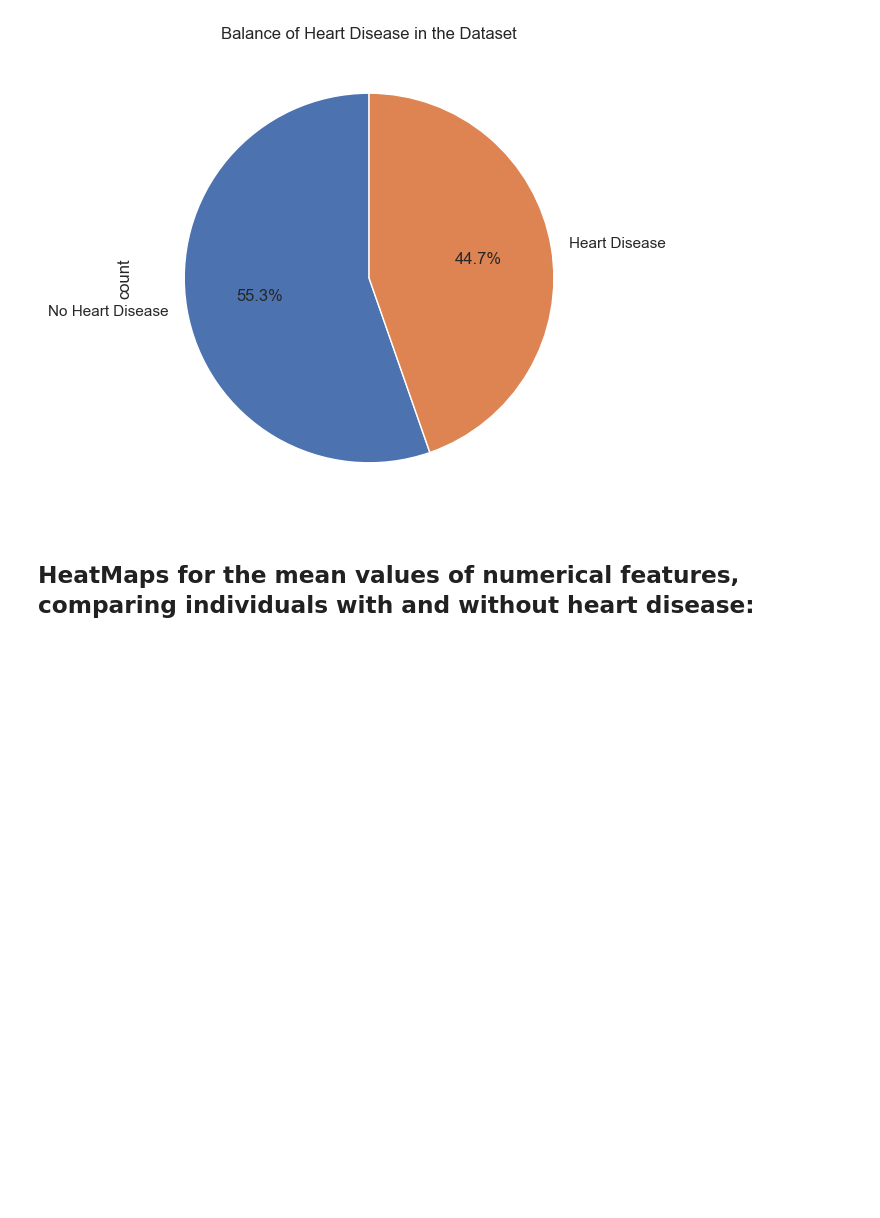
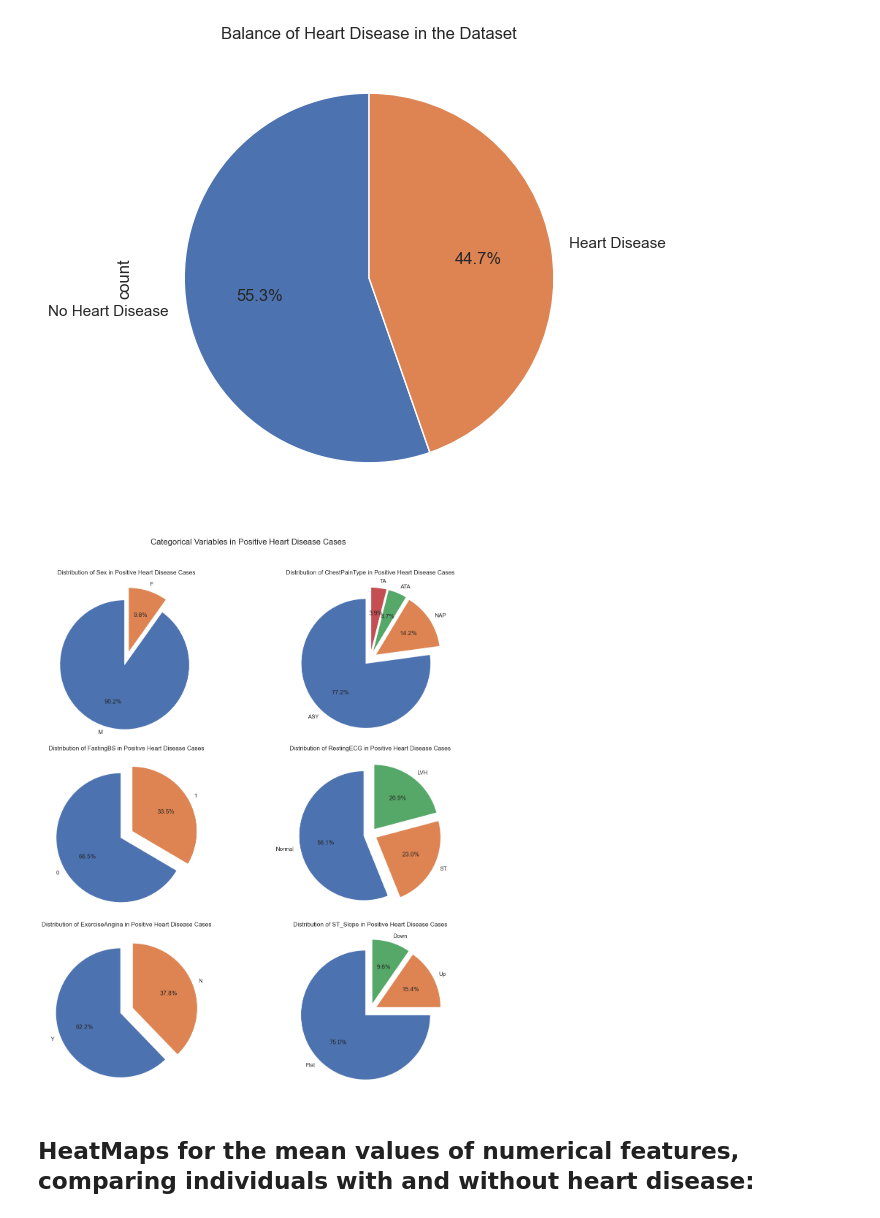
Before and after one commit to gbhardwaj00/heart-disease-ml, a Jupyter notebook: heart-disease-prediction.ipynb, the cells around one changed output. Drawn from its saved outputs; the diff is of its cells as text; code cells hidden in the pictures; blank space fills up the shorter version.

```diff
--- a/heart-failure-prediction.ipynb
+++ b/heart-disease-prediction.ipynb
@@ -221,6 +178,33 @@ plt.title('Balance of Heart Disease in the Dataset')
 plt.show()
 # %% [output]
 [figure]
+# %%
+import matplotlib.pyplot as plt
+import seaborn as sns
+
+sns.set(style="whitegrid")
+
+categories = ['Sex', 'ChestPainType', 'FastingBS', 'RestingECG', 'ExerciseAngina', 'ST_Slope']
+fig, subplots = plt.subplots(nrows=3, ncols=2, figsize=(15, 15))
+
+for i, category in enumerate(categories):
+    data = heart_df[heart_df['HeartDisease'] == 1][category].value_counts()
+    percentages = [(count / sum(data)) * 100 for count in data]
+
+    # Plotting pie charts using Seaborn
+    sns.color_palette("pastel")
+    sns.set_palette("pastel")
+    subplots[i // 2, i % 2].pie(percentages, labels=data.index, autopct='%1.1f%%', startangle=90, explode=[0.1] * len(data))
+
+    subplots[i // 2, i % 2].set_title(f'Distribution of {category} in Positive Heart Disease Cases')
+
+main_title = 'Categorical Variables in Positive Heart Disease Cases'
+
+plt.suptitle(main_title, fontsize=16, y=1.02)
+plt.tight_layout()
+plt.show()
+# %% [output]
+[figure, added]
 # %% [markdown]
 ## HeatMaps for the mean values of numerical features, comparing individuals with and without heart disease:
 # %%
```
Also changed, not shown: parts of 14 cells of this notebook.
